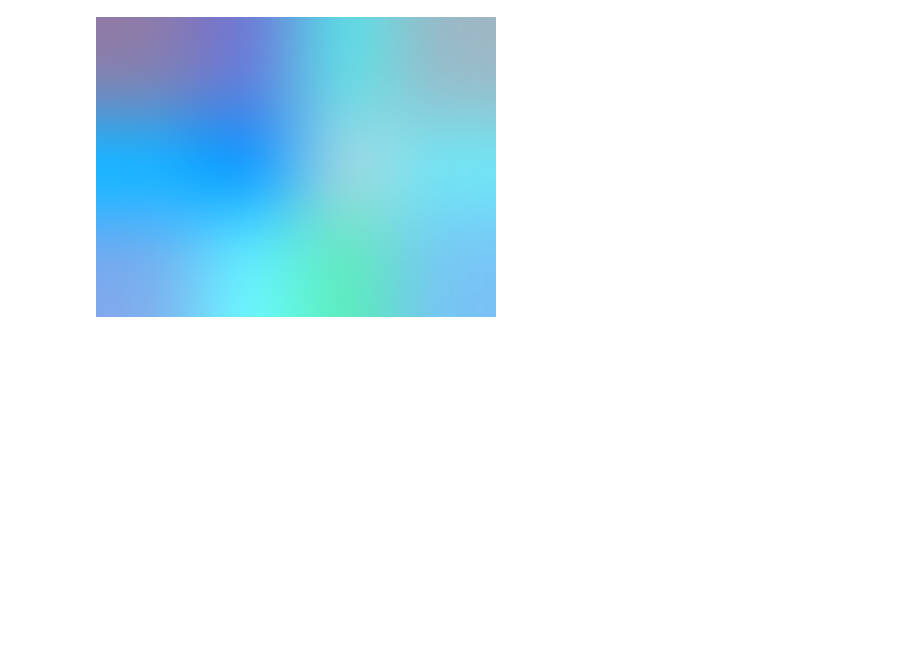
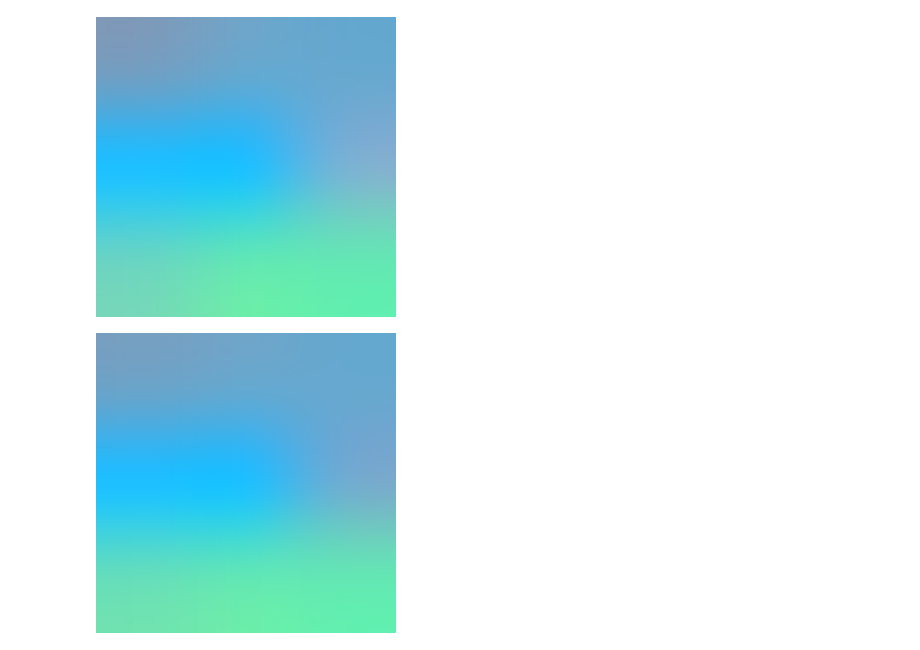
Before and after one commit to migueLib/microaneurism_detection, a Jupyter notebook: notebooks/nearest_neighbour_mean_pixels.ipynb, the cells around one changed output. Cells and saved outputs as stored; diff of their text form; code cells hidden in the pictures; blank space fills up the shorter version.

```diff
--- a/notebooks/nearest_neighbour_mean_pixels.ipynb
+++ b/notebooks/nearest_neighbour_mean_pixels.ipynb
@@ -61,5 +76,10 @@ Image.fromarray(nnm.to("cpu").numpy().astype(np.uint8)).resize((400,300))
 # %%
-nnm_2 = nearest_neighbour_mean(nnm.type(torch.float32))
-Image.fromarray(nnm_2.to("cpu").numpy().astype(np.uint8)).resize((400, 300))
+nnm_3 = nearest_neighbour_mean(nnm_2.type(torch.float16))
+Image.fromarray(nnm_3.to("cpu").numpy().astype(np.uint8)).resize((300, 300))
 # %% [output]
-[figure, old version]
+[figure, new version]
+# %%
+nnm_4 = nearest_neighbour_mean(nnm_3.type(torch.float16))
+Image.fromarray(nnm_4.to("cpu").numpy().astype(np.uint8)).resize((300, 300))
+# %% [output]
+[figure, added]
```
Also changed, not shown: parts of 11 cells of this notebook, 3 other files.
